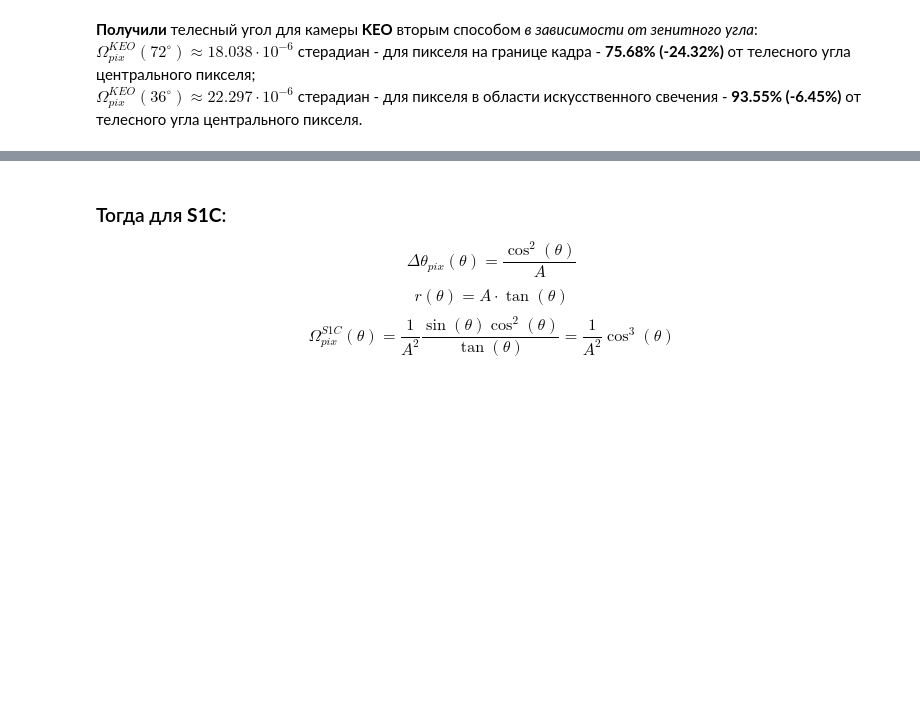
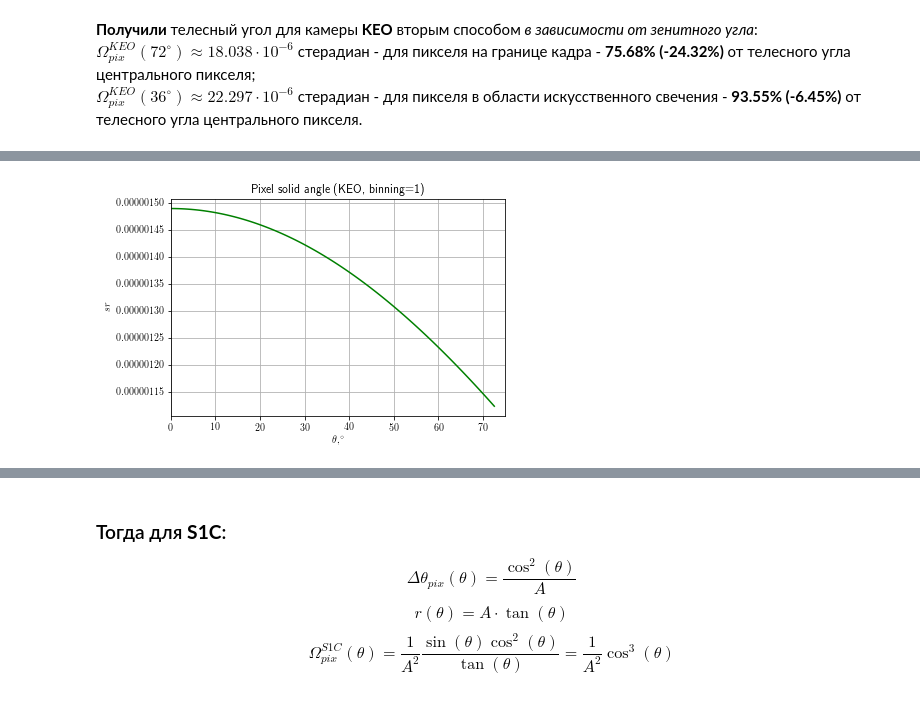
Before and after one commit to ashindin/multipoint_airglow, a Jupyter notebook: 02_calibration/solid_angles_det.ipynb, the cells around one changed output, grey strips where cells are left out. Cells and saved outputs as stored; diff of their text form; code cells hidden in the pictures; blank space fills up the shorter version.

```diff
--- a/02_calibration/solid_angles_det.ipynb
+++ b/02_calibration/solid_angles_det.ipynb
@@ -236,6 +245,10 @@ def solid_angle_keo(θ):
     A=3.575/np.pi*180
     sol_angle=(1/A**2)*np.sin(θ)/θ
     return sol_angle
+def solid_angle_keo_general(θ,binning=4):
+    A=14.3/binning/np.pi*180
+    sol_angle=(1/A**2)*np.sin(θ)/θ
+    return sol_angle
 print('Ω_pix_keo_m2_center = '+str(solid_angle_keo(Δθ_pix_keo)*10**6)+'·10^(-6) sr')
 print('Ω_pix_keo_m2_bord = '+str(solid_angle_keo(72*np.pi/180)*10**6)+'·10^(-6) sr')
 print('Ω_pix_keo_m2_glow = '+str(solid_angle_keo(36*np.pi/180)*10**6)+'·10^(-6) sr')
@@ -249,0 +279,12 @@ $\Omega_{pix}^{KEO} (36^{\circ})\approx 22.297\cdot10^{-6}$ стерадиан -
+# %%
+θ_axe=np.linspace(Δθ_pix_keo, 145/2*np.pi/180,100)
+s_angle_axe=[solid_angle_keo_general(θ,binning=1) for θ in θ_axe]
+plt.plot(θ_axe*180/np.pi,s_angle_axe,'g')
+plt.title(r'Pixel solid angle (KEO, binning=1)')
+plt.xlabel(r'$\theta, ^{\circ}$')
+plt.ylabel(r'$sr$')
+plt.xlim(0,75)
+plt.grid()
+plt.show()
+# %% [output]
+[figure, added]
```
Also changed, not shown: parts of 14 cells of this notebook, 2 other files.
